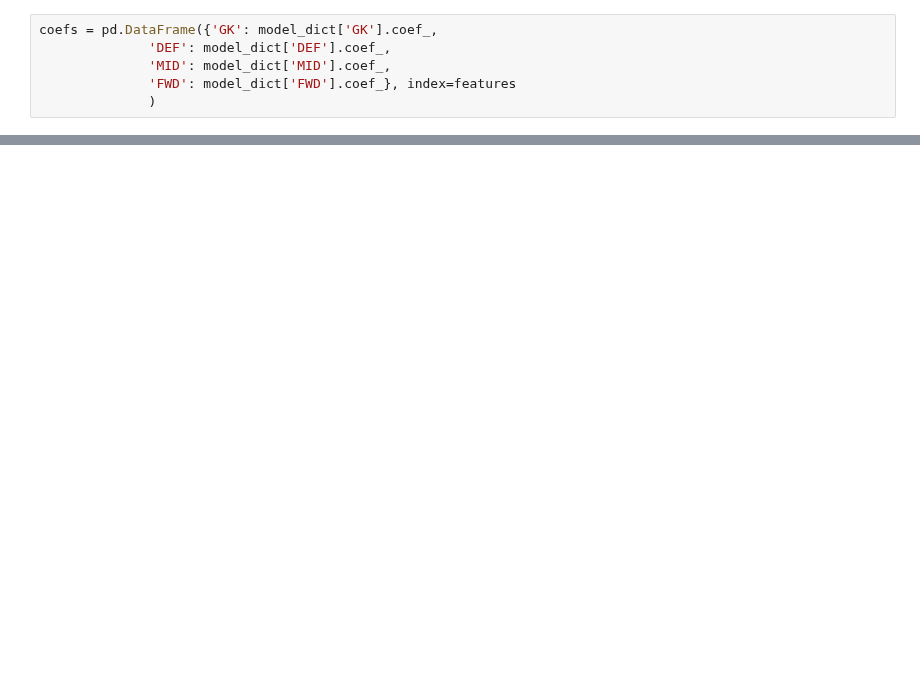
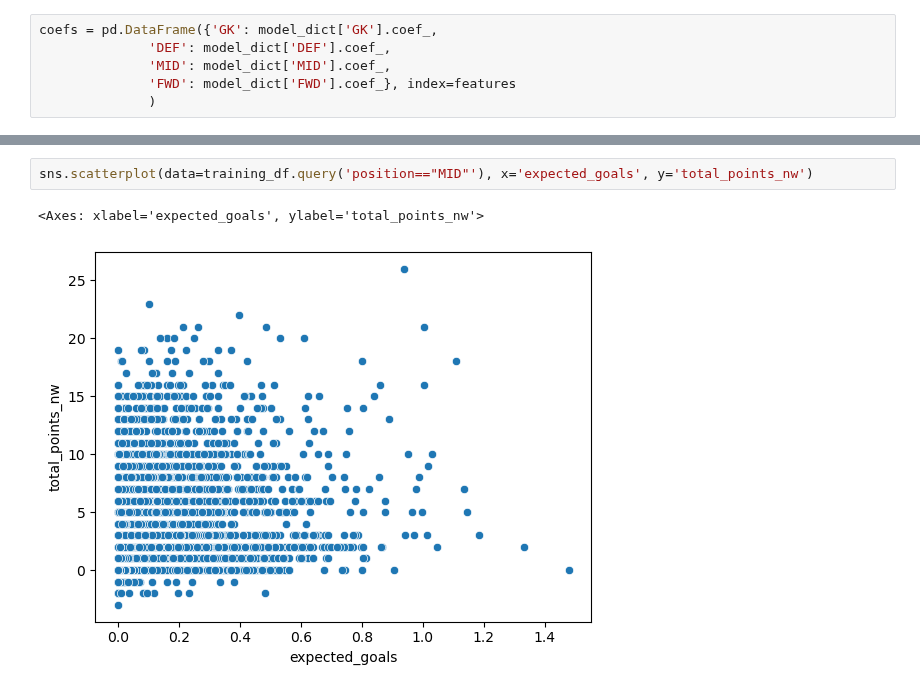
Before and after one commit to doug-ellis/draft_fpl_2526, a Jupyter notebook: transfer/adding_zscaling.ipynb, the cells around one changed output, grey strips where cells are left out. Saved outputs shown, nothing was run; the diff lists cells and outputs as text; blank space fills up the shorter version.

```diff
--- a/transfer/adding_zscaling.ipynb
+++ b/transfer/adding_zscaling.ipynb
@@ -118,0 +154,5 @@ coefs
+# %%
+sns.scatterplot(data=training_df.query('position=="MID"'), x='expected_goals', y='total_points_nw')
+# %% [output]
+<Axes: xlabel='expected_goals', ylabel='total_points_nw'>
+[figure, added]
```
Also changed, not shown: parts of 12 cells of this notebook, 1 other file.
